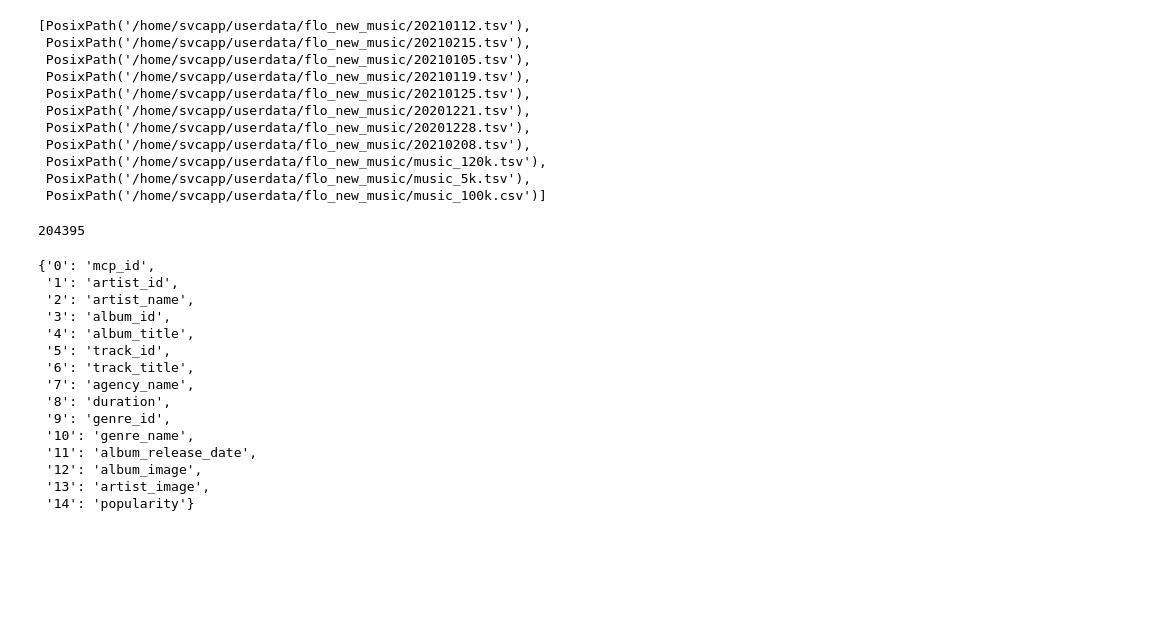
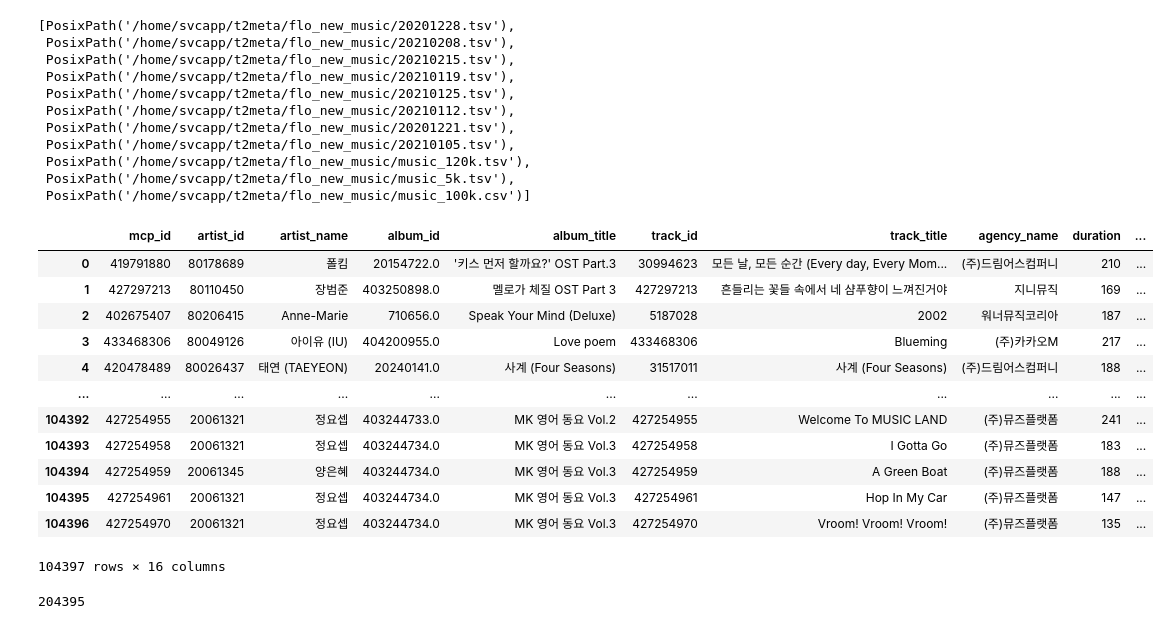
Before and after one commit to jdasam/qbh_project, a Jupyter notebook: flo_data.ipynb, the cells around one changed output. Drawn from its saved outputs; the diff is of its cells as text; code cells hidden in the pictures; blank space fills up the shorter version.

```diff
--- a/flo_data.ipynb
+++ b/flo_data.ipynb
@@ -4,49 +5,50 @@ import pandas as pd
 # %%
-flo_path = Path('/home/svcapp/userdata/flo_new_music/')
+flo_path = Path('/home/svcapp/t2meta/flo_new_music/')
 tsv_list = list(flo_path.glob('*.tsv')) + list(flo_path.glob('*.csv'))
 tsv_list
 # %% [output]
-[PosixPath('/home/svcapp/userdata/flo_new_music/20210112.tsv'),
- PosixPath('/home/svcapp/userdata/flo_new_music/20210215.tsv'),
- PosixPath('/home/svcapp/userdata/flo_new_music/20210105.tsv'),
- PosixPath('/home/svcapp/userdata/flo_new_music/20210119.tsv'),
- PosixPath('/home/svcapp/userdata/flo_new_music/20210125.tsv'),
- PosixPath('/home/svcapp/userdata/flo_new_music/20201221.tsv'),
- PosixPath('/home/svcapp/userdata/flo_new_music/20201228.tsv'),
- PosixPath('/home/svcapp/userdata/flo_new_music/20210208.tsv'),
- PosixPath('/home/svcapp/userdata/flo_new_music/music_120k.tsv'),
- PosixPath('/home/svcapp/userdata/flo_new_music/music_5k.tsv'),
- PosixPath('/home/svcapp/userdata/flo_new_music/music_100k.csv')]
+[PosixPath('/home/svcapp/t2meta/flo_new_music/20201228.tsv'),
+ PosixPath('/home/svcapp/t2meta/flo_new_music/20210208.tsv'),
+ PosixPath('/home/svcapp/t2meta/flo_new_music/20210215.tsv'),
+ PosixPath('/home/svcapp/t2meta/flo_new_music/20210119.tsv'),
+ PosixPath('/home/svcapp/t2meta/flo_new_music/20210125.tsv'),
+ PosixPath('/home/svcapp/t2meta/flo_new_music/20210112.tsv'),
+ PosixPath('/home/svcapp/t2meta/flo_new_music/20201221.tsv'),
+ PosixPath('/home/svcapp/t2meta/flo_new_music/20210105.tsv'),
+ PosixPath('/home/svcapp/t2meta/flo_new_music/music_120k.tsv'),
+ PosixPath('/home/svcapp/t2meta/flo_new_music/music_5k.tsv'),
+ PosixPath('/home/svcapp/t2meta/flo_new_music/music_100k.csv')]
 # %%
-data100k = pd.read_csv('/home/svcapp/userdata/flo_new_music/music_100k.csv', sep="\t")
-data120k = pd.read_csv('/home/svcapp/userdata/flo_new_music/music_120k.tsv', sep="\t")
-data5k = pd.read_csv('/home/svcapp/userdata/flo_new_music/music_5k.tsv', sep="\t")
+data100k = pd.read_csv('/home/svcapp/t2meta/flo_new_music/music_100k.csv', sep="\t")
+data120k = pd.read_csv('/home/svcapp/t2meta/flo_new_music/music_120k.tsv', sep="\t")
+data5k = pd.read_csv('/home/svcapp/t2meta/flo_new_music/music_5k.tsv', sep="\t")
+
+column_name = {}
+for a, b in zip(data100k.columns, data120k.columns):
+    column_name[a]=b
+column_name['9']='genre_id_basket'
 
 data100k = data100k.rename(columns=column_name)
+data120k = data120k.rename(columns=column_name)
+# %%
+data120k
+# %% [output]
+|  | mcp_id | artist_id | artist_name | album_id | album_title | track_id | track_title | agency_name | duration | ... |
+| 0 | 419791880 | 80178689 | 폴킴 | 20154722.0 | '키스 먼저 할까요?' OST Part.3 | 30994623 | 모든 날, 모든 순간 (Every day, Every Mom... | (주)드림어스컴퍼니 | 210 | ... |
+| 1 | 427297213 | 80110450 | 장범준 | 403250898.0 | 멜로가 체질 OST Part 3 | 427297213 | 흔들리는 꽃들 속에서 네 샴푸향이 느껴진거야 | 지니뮤직 | 169 | ... |
+| 2 | 402675407 | 80206415 | Anne-Marie | 710656.0 | Speak Your Mind (Deluxe) | 5187028 | 2002 | 워너뮤직코리아 | 187 | ... |
+| 3 | 433468306 | 80049126 | 아이유 (IU) | 404200955.0 | Love poem | 433468306 | Blueming | (주)카카오M | 217 | ... |
+| 4 | 420478489 | 80026437 | 태연 (TAEYEON) | 20240141.0 | 사계 (Four Seasons) | 31517011 | 사계 (Four Seasons) | (주)드림어스컴퍼니 | 188 | ... |
+| ... | ... | ... | ... | ... | ... | ... | ... | ... | ... | ... |
+| 104392 | 427254955 | 20061321 | 정요셉 | 403244733.0 | MK 영어 동요 Vol.2 | 427254955 | Welcome To MUSIC LAND | (주)뮤즈플랫폼 | 241 | ... |
+| 104393 | 427254958 | 20061321 | 정요셉 | 403244734.0 | MK 영어 동요 Vol.3 | 427254958 | I Gotta Go | (주)뮤즈플랫폼 | 183 | ... |
+| 104394 | 427254959 | 20061345 | 양은혜 | 403244734.0 | MK 영어 동요 Vol.3 | 427254959 | A Green Boat | (주)뮤즈플랫폼 | 188 | ... |
+| 104395 | 427254961 | 20061321 | 정요셉 | 403244734.0 | MK 영어 동요 Vol.3 | 427254961 | Hop In My Car | (주)뮤즈플랫폼 | 147 | ... |
+| 104396 | 427254970 | 20061321 | 정요셉 | 403244734.0 | MK 영어 동요 Vol.3 | 427254970 | Vroom! Vroom! Vroom! | (주)뮤즈플랫폼 | 135 | ... |
+104397 rows × 16 columns
 # %%
 data_entire = pd.concat([data100k, data120k])
 # %%
 len(set(data_entire['track_id'].values.tolist()))
 # %% [output]
 204395
-# %%
-column_name = {}
-for a, b in zip(data100k.columns, data120k.columns):
-    column_name[a]=b
-column_name
-# %% [output]
-{'0': 'mcp_id',
- '1': 'artist_id',
- '2': 'artist_name',
- '3': 'album_id',
- '4': 'album_title',
- '5': 'track_id',
- '6': 'track_title',
- '7': 'agency_name',
- '8': 'duration',
- '9': 'genre_id',
- '10': 'genre_name',
- '11': 'album_release_date',
- '12': 'album_image',
- '13': 'artist_image',
- '14': 'popularity'}
```
Also changed, not shown: parts of 3 cells of this notebook, 1 other file.
